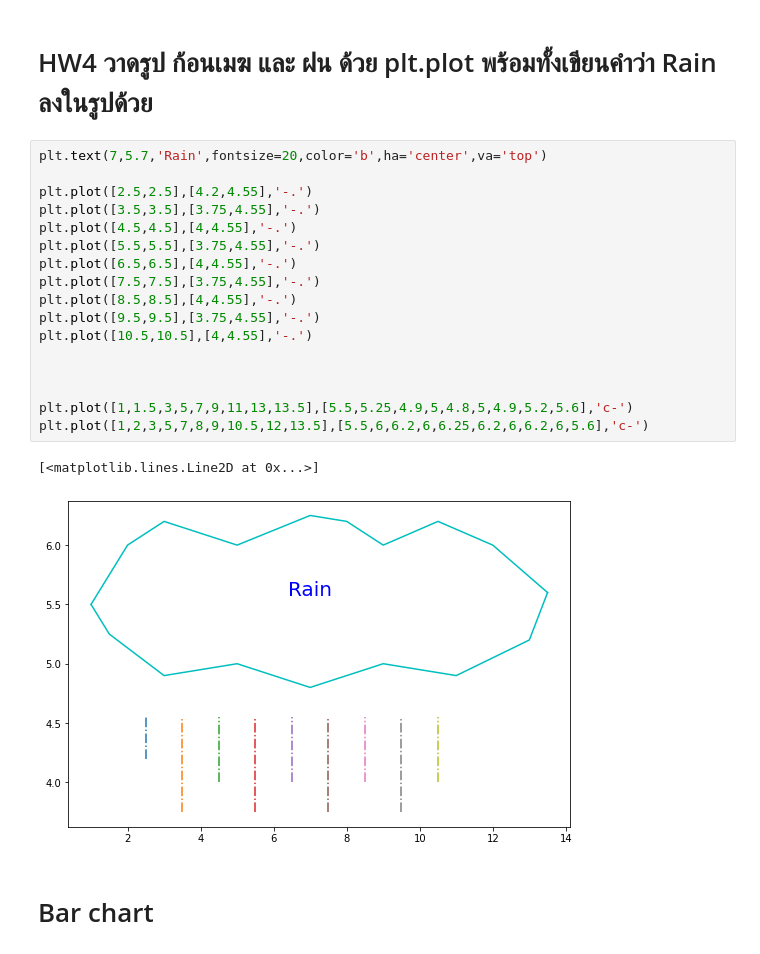
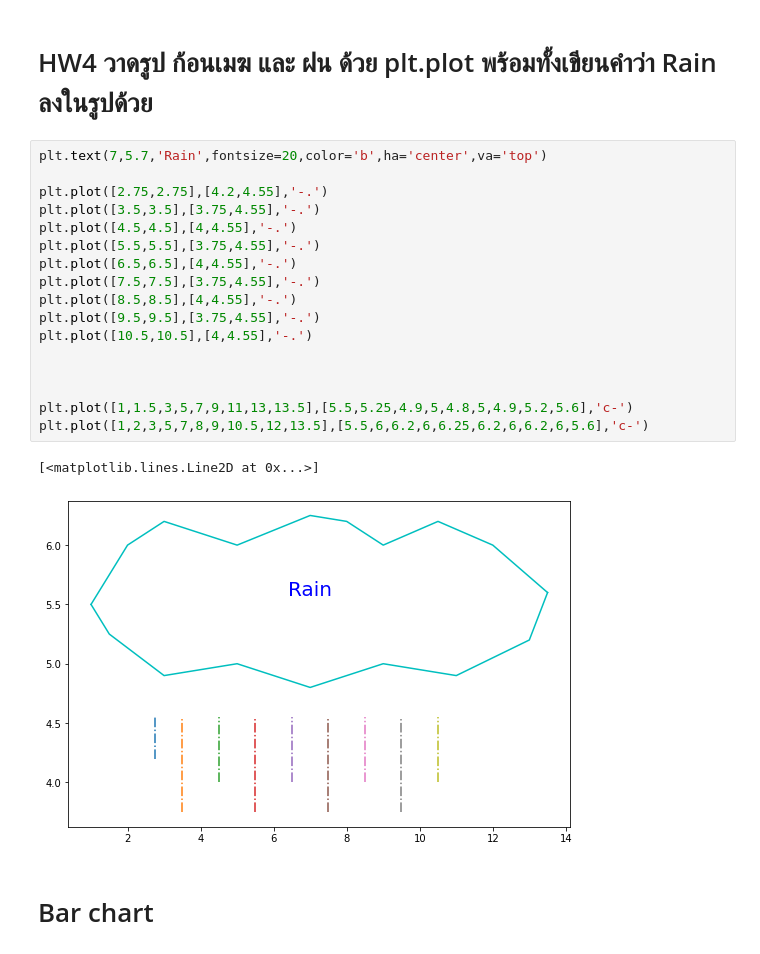
Before and after one commit to kumoromilee/BasicProg_DataViz65, a Jupyter notebook: DataViz04_Data_Comparison.ipynb, the cells around one changed output. Cells and saved outputs as stored; diff of their text form.

```diff
--- a/DataViz04_Data_Comparison.ipynb
+++ b/DataViz04_Data_Comparison.ipynb
@@ -194,23 +194,23 @@ plt.ylabel('size (cm)');
 # %%
 plt.text(7,5.7,'Rain',fontsize=20,color='b',ha='center',va='top')
 
-plt.plot([2.5,2.5],[4.2,4.55],'-.')
+plt.plot([2.75,2.75],[4.2,4.55],'-.')
 plt.plot([3.5,3.5],[3.75,4.55],'-.')
 plt.plot([4.5,4.5],[4,4.55],'-.')
 plt.plot([5.5,5.5],[3.75,4.55],'-.')
 plt.plot([6.5,6.5],[4,4.55],'-.')
 plt.plot([7.5,7.5],[3.75,4.55],'-.')
 plt.plot([8.5,8.5],[4,4.55],'-.')
 plt.plot([9.5,9.5],[3.75,4.55],'-.')
 plt.plot([10.5,10.5],[4,4.55],'-.')
 
 
 
 plt.plot([1,1.5,3,5,7,9,11,13,13.5],[5.5,5.25,4.9,5,4.8,5,4.9,5.2,5.6],'c-')
 plt.plot([1,2,3,5,7,8,9,10.5,12,13.5],[5.5,6,6.2,6,6.25,6.2,6,6.2,6,5.6],'c-')
 # %% [output]
 [<matplotlib.lines.Line2D at 0x...>]
-[figure, old version]
+[figure, new version]
 # %% [markdown]
  # Bar chart
 # %%
```
